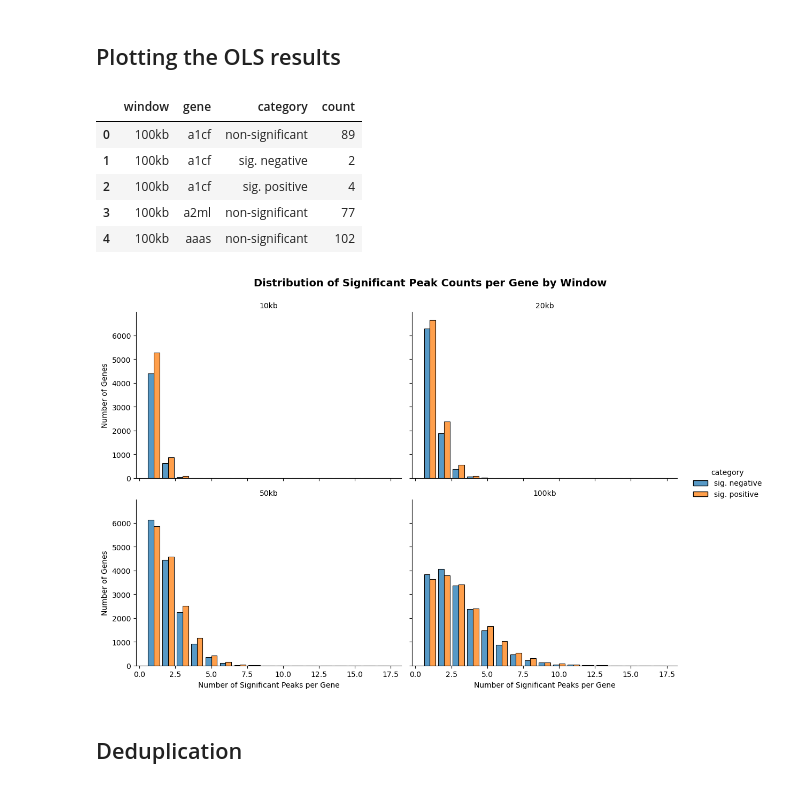
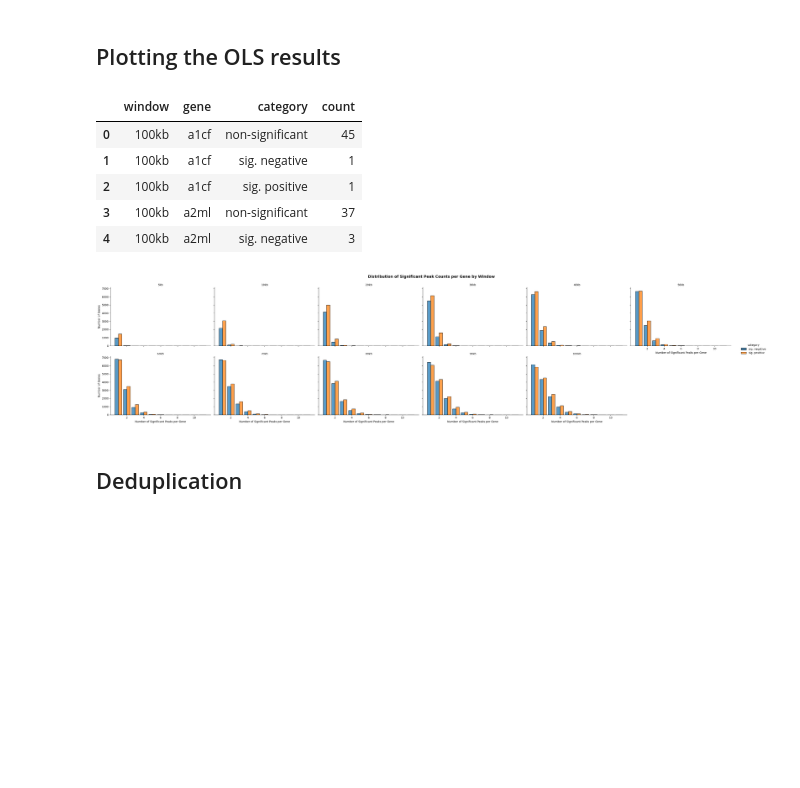
Before and after one commit to smin07/BA, a Jupyter notebook: notebooks/RNA_ATAC_ols_lm_ct_time.ipynb, the cells around one changed output. Cells and saved outputs as stored; diff of their text form; code cells hidden in the pictures; blank space fills up the shorter version.

Commit message:
ols ct+time and windows

```diff
--- a/notebooks/RNA_ATAC_ols_lm_ct_time.ipynb
+++ b/notebooks/RNA_ATAC_ols_lm_ct_time.ipynb
@@ -99,7 +87,7 @@ dtype: object
 196
 196
 # %%
-#computing OLS regression for all windows by loading the function from the src folder
+#computing OLS regression for all positive windows by loading the function from the src folder
 from pathlib import Path
 import sys
 
@@ -114,37 +102,32 @@ from your_package.ols import (
     classify_peak_gene_pairs,
     aggregate_peak_gene_categories)
 
-ols_results = {}
-ols_dfs = {}
-agg_ols_dfs = {}
+ols_results_pos = {}
+ols_dfs_pos = {}
+agg_ols_dfs_pos = {}
 
-gene_peak_dict = {
-    "10kb": gene_peaks_10kb,
-    "20kb": gene_peaks_20kb,
-    "50kb": gene_peaks_50kb,
-    "100kb": gene_peaks_100kb,
-}
+gene_peak_dict_pos = {window: gene_peaks_pos[window] for window in window_sizes}
 
-window_label = ["10kb", "20kb", "50kb", "100kb"]
+window_label = ["5kb","10kb", "20kb", "30kb", "40kb", "50kb", "60kb", "70kb", "80kb", "90kb", "100kb"]
 
 for window in window_label:
 
     print(f"Computing OLS regression for {window} window...")
 
-    ols_results[window], ols_dfs[window] = compute_peak_gene_ols(
+    ols_results_pos[window], ols_dfs_pos[window] = compute_peak_gene_ols(
         rna_data=pb_rna_ct_time,
         atac_data=pb_atac_ct_time,
-        gene_peaks_df=gene_peak_dict[window],
+        gene_peaks_df=gene_peak_dict_pos[window],
         window_label=window,
     )
 
-    ols_dfs[window] = classify_peak_gene_pairs(
-        ols_dfs[window]
+    ols_dfs_pos[window] = classify_peak_gene_pairs(
+        ols_dfs_pos[window]
     )
 
-    agg_ols_dfs[window] = aggregate_peak_gene_categories(
-        ols_dfs[window]
+    agg_ols_dfs_pos[window] = aggregate_peak_gene_categories(
+        ols_dfs_pos[window]
     )
 
-agg_ols_dfs[window].head()
+agg_ols_dfs_pos[window].head()
 # %% [output]
@@ -177,7 +248,7 @@ all_ols_dfs.to_csv("/home/fgsasse_lrs_1/Downloads/BA/BA_data/OLS/Results/ols_res
 ## Plotting the OLS results
 # %%
 #read in the saved all_ols_dfs dataframe to confirm it was saved correctly
-ols_all_df = pd.read_csv("/home/fgsasse_lrs_1/Downloads/BA/BA_data/OLS/Results/ols_res_all_windows_df_ct_time.csv")
+ols_all_df = pd.read_csv("/home/fgsasse_lrs_1/Downloads/BA/BA_data/OLS/Results/ols_res_all_windows_pos_df_ct_time.csv")
 ols_all_df.head()
 
 #aggregate the number of significant peaks per gene and category
@@ -192,11 +263,11 @@ agg_ols_all_df = (
 agg_ols_all_df.head()
 # %% [output]
 |  | window | gene | category | count |
-| 0 | 100kb | a1cf | non-significant | 89 |
-| 1 | 100kb | a1cf | sig. negative | 2 |
-| 2 | 100kb | a1cf | sig. positive | 4 |
-| 3 | 100kb | a2ml | non-significant | 77 |
-| 4 | 100kb | aaas | non-significant | 102 |
+| 0 | 100kb | a1cf | non-significant | 45 |
+| 1 | 100kb | a1cf | sig. negative | 1 |
+| 2 | 100kb | a1cf | sig. positive | 1 |
+| 3 | 100kb | a2ml | non-significant | 37 |
+| 4 | 100kb | a2ml | sig. negative | 3 |
 # %%
 # plot the significant peak counts across all genes for the all windows using seaborn histplot, with separate colors for sig. positive and sig. negative categories
 import matplotlib.pyplot as plt
@@ -208,36 +279,36 @@ agg_ols_all_df_non = agg_ols_all_df[agg_ols_all_df["category"] != "non-significa
 plot = sns.displot(
     data=agg_ols_all_df_non,
     x="count",
     hue="category",
     hue_order=category_order,
     col="window",
-    col_order=["10kb", "20kb", "50kb", "100kb"],
-    col_wrap=2,          # <- 2 columns => 2x2 layout
+    col_order=[window for window in window_label],
+    col_wrap=6,          # <- 2 columns => 2x2 layout
     multiple="dodge",
     discrete=True,
     shrink=0.8,
     height=4,
     aspect=1.4,
 )
 
 plot.set_axis_labels(
     "Number of Significant Peaks per Gene",
     "Number of Genes",
 )
 
 plot.set_titles("{col_name}")
 
 plot.figure.suptitle(
     "Distribution of Significant Peak Counts per Gene by Window",
     fontsize=14,
     fontweight="bold",
 )
 
 plot.figure.subplots_adjust(top=0.90)
 
 plt.show()
 # %% [output]
-[figure, old version]
+[figure, new version]
 # %% [markdown]
 ## Deduplication
 # %%
```
Also changed, not shown: parts of 12 cells of this notebook, 3 other files.
